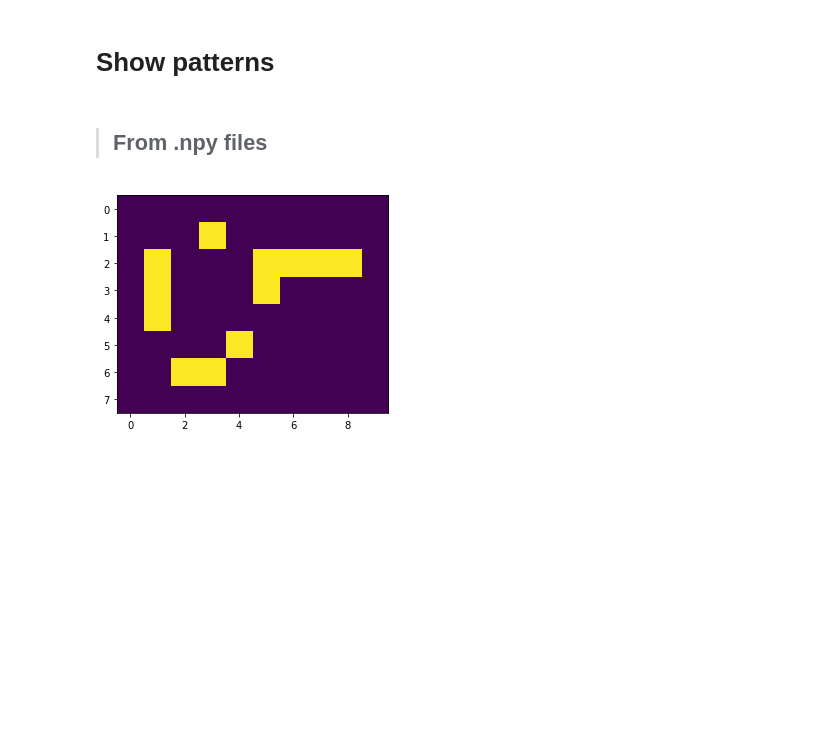
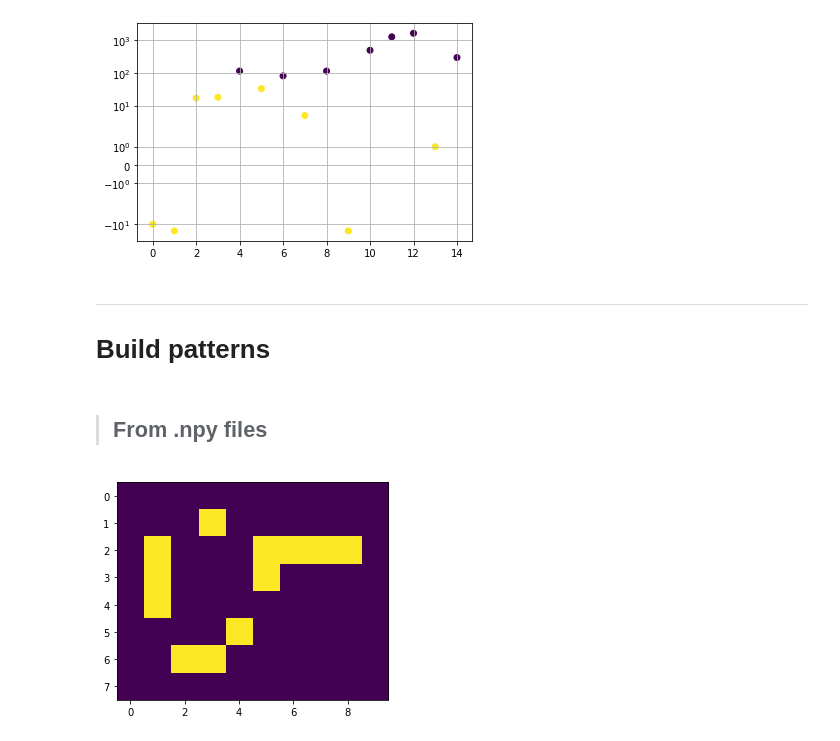
Before and after one commit to yann-ro/conway-game-of-life, a Jupyter notebook: digging.ipynb, the cells around one changed output. Drawn from its saved outputs; the diff is of its cells as text; code cells hidden in the pictures; blank space fills up the shorter version.

```diff
--- a/digging.ipynb
+++ b/digging.ipynb
@@ -58,5 +63,13 @@ for category in d.Category.unique():
+# %%
+plt.scatter(x=d.index,y=d['Specified complexity'],c=d['Spontaneous emergence'])
+plt.yscale('symlog')
+plt.grid()
+plt.show()
+# %% [output]
+[figure, added]
 # %% [markdown]
-# Show patterns
+---
+# Build patterns
 # %% [markdown]
 > ## From .npy files
 # %%
```
Also changed, not shown: parts of 3 cells of this notebook, 1 other file.
